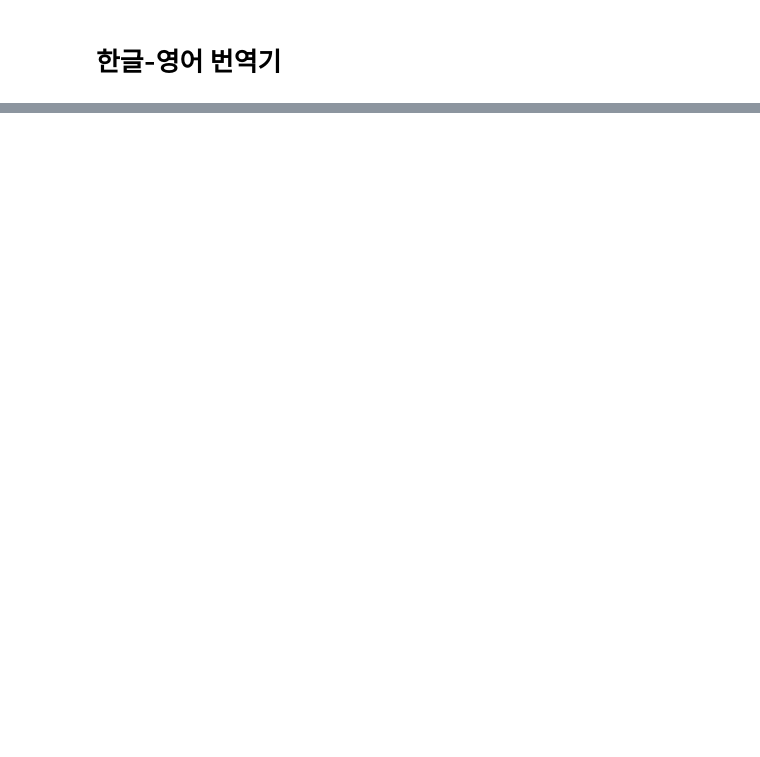
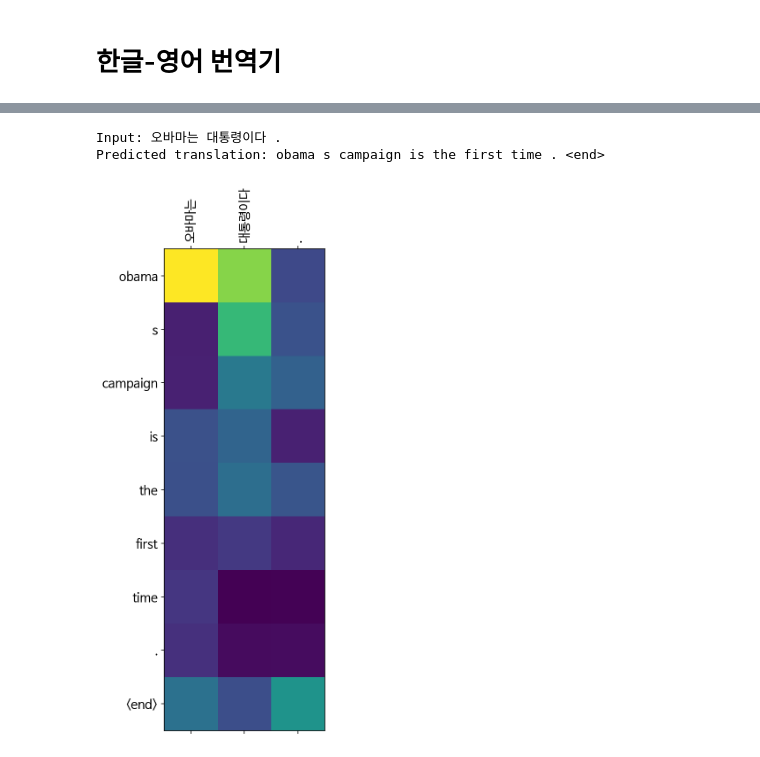
Before and after one commit to nr-ai/Aiffel_Exploration, a Jupyter notebook: Translator (KorEng).ipynb, the cells around one changed output, grey strips where cells are left out. Saved outputs shown, nothing was run; the diff lists cells and outputs as text; code cells hidden in the pictures; blank space fills up the shorter version.

```diff
--- a/Translator (KorEng).ipynb
+++ b/Translator (KorEng).ipynb
@@ -423,0 +514,4 @@ Predicted translation: me das un poco caf ? <end>
+# %%
+import numpy as np
+enc_corpus = list(np.array(df.enc.tolist()))
+dec_corpus = list(np.array(df.dec.tolist()))
@@ -423,0 +556,2 @@ Predicted translation: me das un poco caf ? <end>
+# %%
+enc_cleaned = list(map(lambda x: preprocess_sentence_kor(x), enc_corpus))
@@ -423,0 +572,8 @@ Predicted translation: me das un poco caf ? <end>
+# %%
+from konlpy.tag import Mecab
+
+mecab_enc_corpus = []
+mecab = Mecab()
+
+for sentence in enc_cleaned:
+    mecab_enc_corpus.append(mecab.morphs(sentence))
@@ -423,0 +789,25 @@ Predicted translation: me das un poco caf ? <end>
+# %%
+def plot_attention(attention, sentence, predicted_sentence):
+    fig = plt.figure(figsize=(10,10))
+    ax = fig.add_subplot(1, 1, 1)
+    ax.matshow(attention, cmap='viridis')
+
+    fontdict = {'fontsize': 14}
+
+    ax.set_xticklabels([''] + sentence, fontdict=fontdict, rotation=90)
+    ax.set_yticklabels([''] + predicted_sentence, fontdict=fontdict)
+
+    ax.xaxis.set_major_locator(ticker.MultipleLocator(1))
+    ax.yaxis.set_major_locator(ticker.MultipleLocator(1))
+
+    plt.show()
+
+
+def translate(sentence, encoder, decoder):
+    result, sentence, attention = evaluate(sentence, encoder, decoder)
+
+    print('Input: %s' % (sentence))
+    print('Predicted translation: {}'.format(result))
+
+    attention = attention[:len(result.split()), :len(sentence.split())]
+    plot_attention(attention, sentence.split(), result.split(' '))
@@ -423,0 +851,6 @@ Predicted translation: me das un poco caf ? <end>
+# %%
+translate("오바마는 대통령이다.", encoder, decoder)
+# %% [output]
+Input: 오바마는 대통령이다 .
+Predicted translation: obama s campaign is the first time . <end>
+[figure, added]
```
Also changed, not shown: parts of 53 cells of this notebook.
